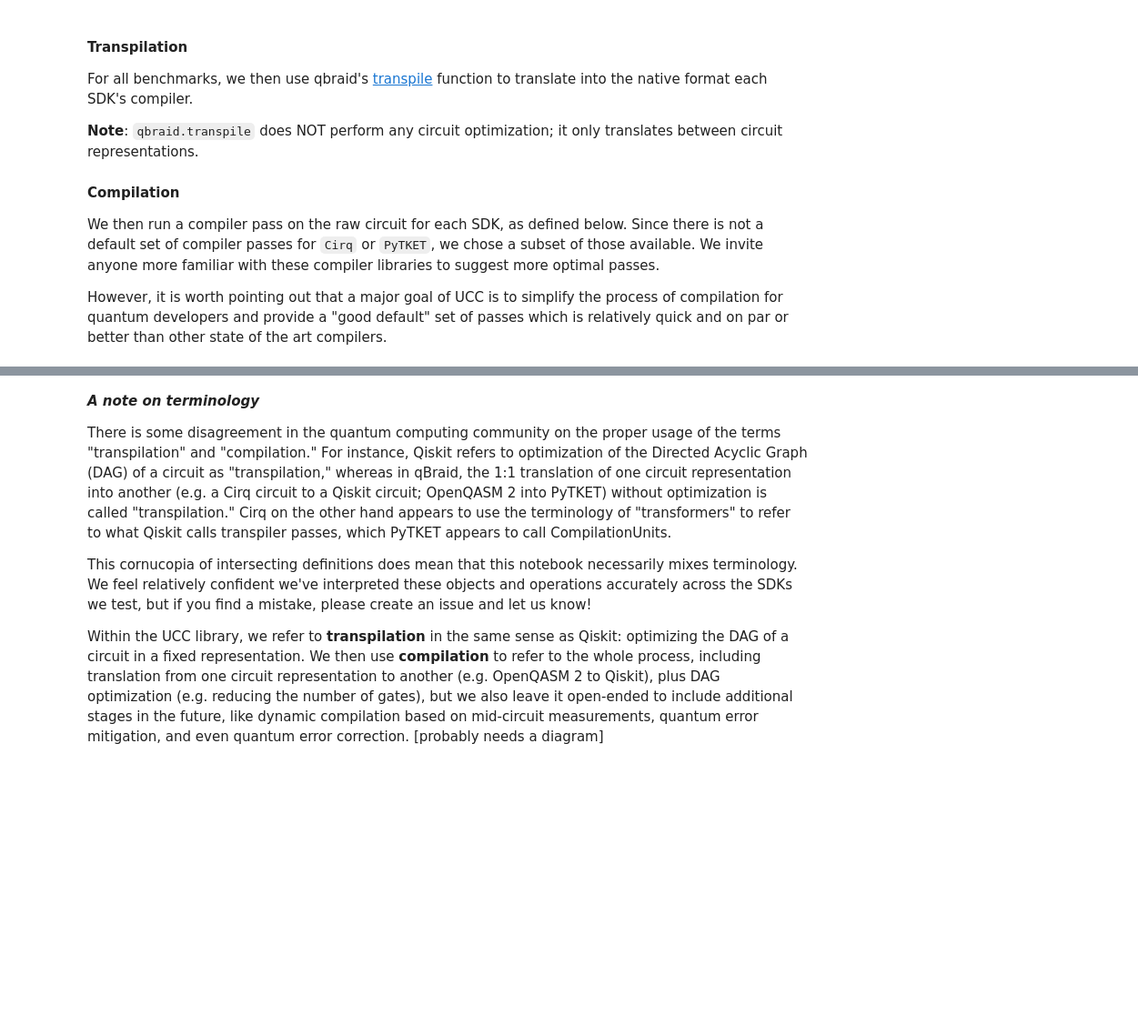
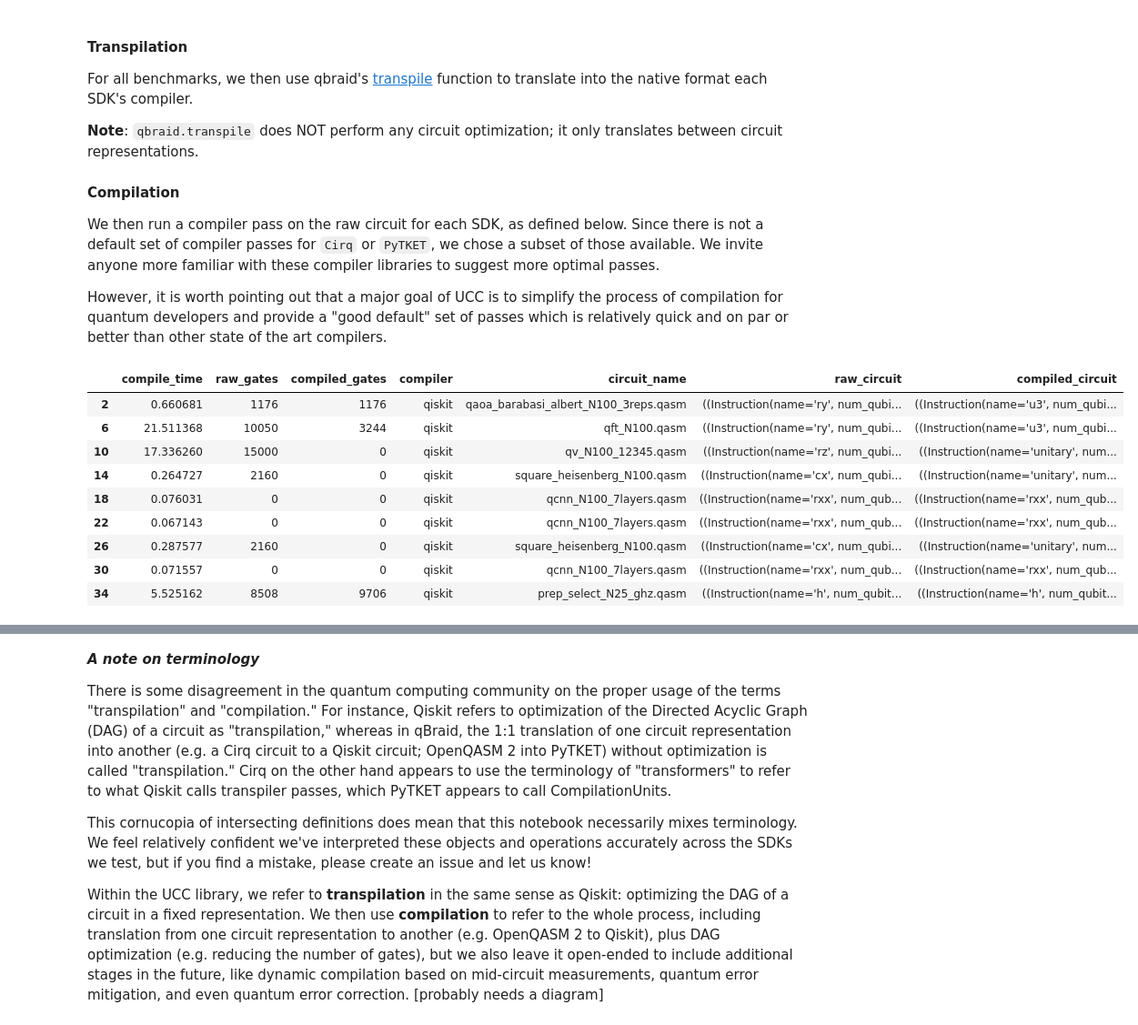
Before and after one commit to xs-es/ucc, a Jupyter notebook: benchmarks/ucc_benchmarks.ipynb, the cells around one changed output, grey strips where cells are left out. Shown at 91% size. Drawn from its saved outputs; the diff is of its cells as text; code cells hidden in the pictures; blank space fills up the shorter version.

```diff
--- a/benchmarks/ucc_benchmarks.ipynb
+++ b/benchmarks/ucc_benchmarks.ipynb
@@ -34,3 +34,18 @@ qasm_files = [folder + file for file in [
     "ucc/prep_select_N25_ghz.qasm",
     "ucc/qcnn_N100_7layers.qasm"
     ]]
+# %%
+df = pd.DataFrame(results_log)
+qis_df = df[df.compiler =='qiskit']
+qis_df
+# %% [output]
+|  | compile_time | raw_gates | compiled_gates | compiler | circuit_name | raw_circuit | compiled_circuit |
+| 2 | 0.660681 | 1176 | 1176 | qiskit | qaoa_barabasi_albert_N100_3reps.qasm | ((Instruction(name='ry', num_qubi... | ((Instruction(name='u3', num_qubi... |
+| 6 | 21.511368 | 10050 | 3244 | qiskit | qft_N100.qasm | ((Instruction(name='ry', num_qubi... | ((Instruction(name='u3', num_qubi... |
+| 10 | 17.336260 | 15000 | 0 | qiskit | qv_N100_12345.qasm | ((Instruction(name='rz', num_qubi... | ((Instruction(name='unitary', num... |
+| 14 | 0.264727 | 2160 | 0 | qiskit | square_heisenberg_N100.qasm | ((Instruction(name='cx', num_qubi... | ((Instruction(name='unitary', num... |
+| 18 | 0.076031 | 0 | 0 | qiskit | qcnn_N100_7layers.qasm | ((Instruction(name='rxx', num_qub... | ((Instruction(name='rxx', num_qub... |
+| 22 | 0.067143 | 0 | 0 | qiskit | qcnn_N100_7layers.qasm | ((Instruction(name='rxx', num_qub... | ((Instruction(name='rxx', num_qub... |
+| 26 | 0.287577 | 2160 | 0 | qiskit | square_heisenberg_N100.qasm | ((Instruction(name='cx', num_qubi... | ((Instruction(name='unitary', num... |
+| 30 | 0.071557 | 0 | 0 | qiskit | qcnn_N100_7layers.qasm | ((Instruction(name='rxx', num_qub... | ((Instruction(name='rxx', num_qub... |
+| 34 | 5.525162 | 8508 | 9706 | qiskit | prep_select_N25_ghz.qasm | ((Instruction(name='h', num_qubit... | ((Instruction(name='h', num_qubit... |
```
Also changed, not shown: parts of 5 cells of this notebook.
